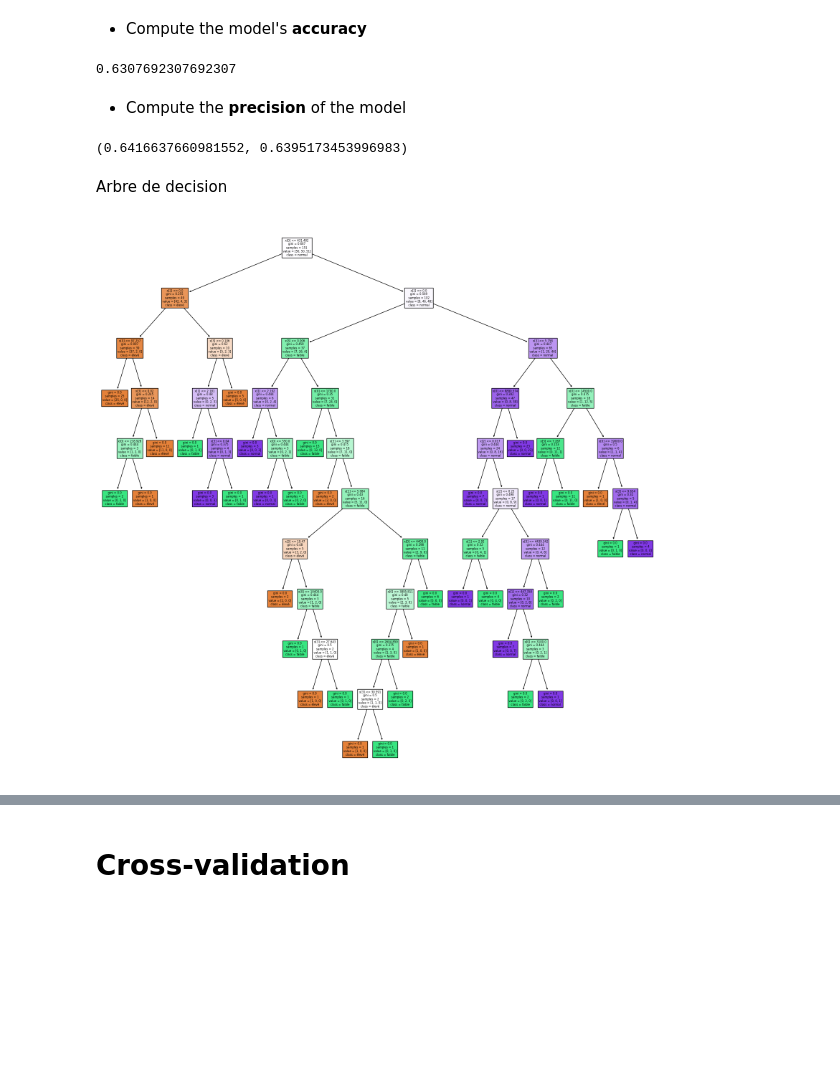
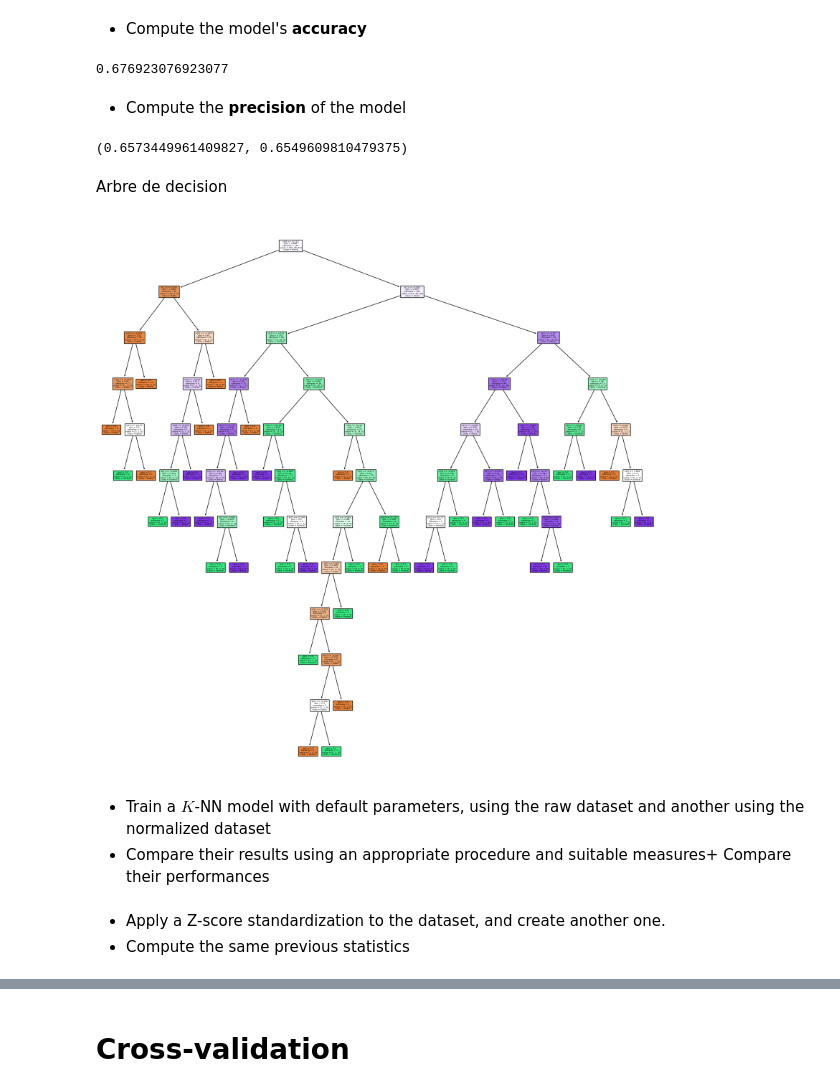
Before and after one commit to f2ire/IA_project, a Jupyter notebook: report-classification.ipynb, the cells around one changed output, grey strips where cells are left out. Saved outputs shown, nothing was run; the diff lists cells and outputs as text; code cells hidden in the pictures; blank space fills up the shorter version.

```diff
--- a/report-classification.ipynb
+++ b/report-classification.ipynb
@@ -99,0 +98,4 @@ df=df_step4_clean.transpose()
+# %%
+df1= pd.read_csv("clean_dataframe.csv", sep=",")
+df=df1.drop(columns=["Country Name"],axis=1)
+df
@@ -103,12 +119,12 @@ std=np.std(df["CO2 emissions (kt)"])
 # %%
-##df['label'] = pd.cut(df['CO2 emissions (kt)'], bins=3, labels=['low', 'medium', 'high'])
+#permet de classer le taux de C02 en 3 classes : faible, normal, élevé
 C02=[]
 compteur=[0,0,0]
 for i in df["CO2 emissions (kt)"]:
-    if i>29000:
+    if i>-0.16:
         compteur[2]+=1
         C02.append("élevé")
-    elif i<2200:
+    elif i<-0.192:
         compteur[0]+=1
         C02.append("faible")
     else:
@@ -119,9 +135,9 @@ print(C02)
 
 y=df["CO2 emissions (kt)"]
 for i in range(0,len(y)):
-    if y[i]>29000:
+    if y[i]>-0.16:
         y[i]="élevé"
-    elif y[i]<2200:
+    elif y[i]<-0.192:
         y[i]="faible"
     else:
         y[i]="normal"
@@ -172,14 +187,14 @@ f1_score(y_test,y_predict,average="weighted"), f1_score(y_test,y_predict,average
 from sklearn.metrics import accuracy_score
 accuracy_score(y_test,y_predict)
 # %% [output]
-0.6307692307692307
+0.676923076923077
 # %% [markdown]
 + Compute the __precision__ of the model
 # %%
 from sklearn.metrics import precision_score
 precision_score(y_test,y_predict,average="weighted"), precision_score(y_test,y_predict,average="macro")
 # %% [output]
-(0.6416637660981552, 0.6395173453996983)
+(0.6573449961409827, 0.6549609810479375)
 # %%
 
 
@@ -201,10 +216,13 @@ Arbre de decision
 # %%
 plt.figure(figsize=(20,20))
 try:
     from sklearn.tree import plot_tree
 
-    _=plot_tree(dt,filled=True,class_names=["élevé","faible","normal"])
+    _=plot_tree(dt,filled=True,class_names=["faible","normal","élevé"])
 except ImportError:
     pass
 # %% [output]
-[figure, old version]
+[figure, new version]
+# %% [markdown]
++ Train a $K$-NN model with default parameters, using the raw dataset and another using the normalized dataset
++ Compare their results using an appropriate procedure and suitable measures+ Compare their performances
@@ -210,0 +244,3 @@ except ImportError:
+# %% [markdown]
++ Apply a Z-score standardization to the dataset, and create another one.
++ Compute the same previous statistics
```
Also changed, not shown: parts of 26 cells of this notebook.
